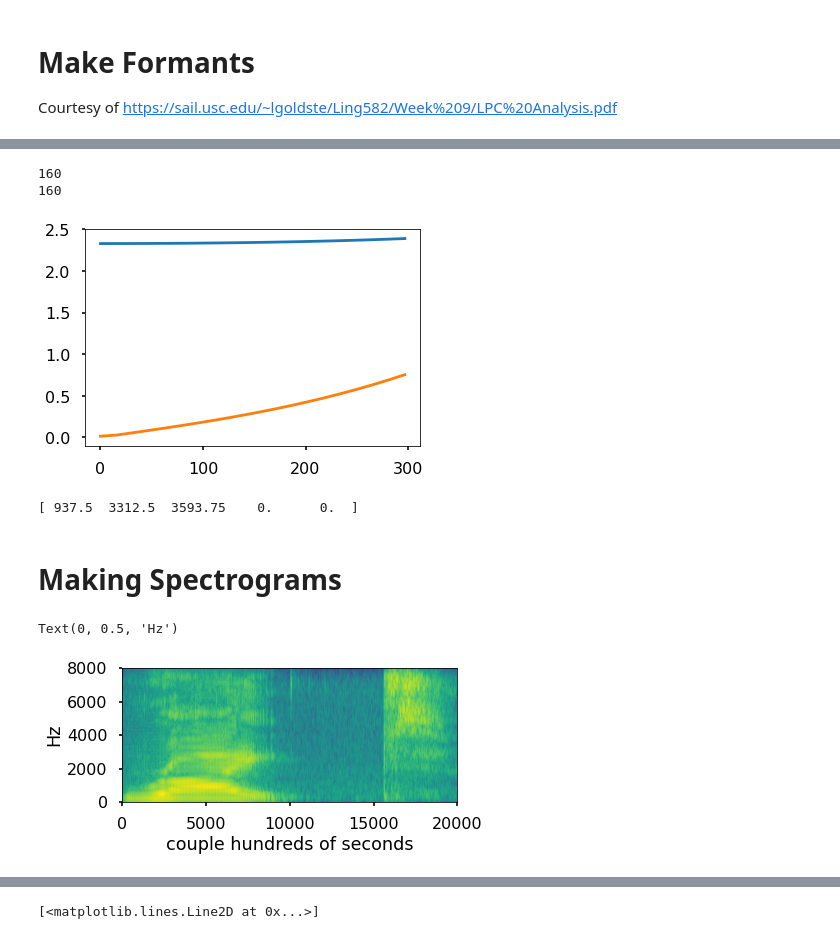
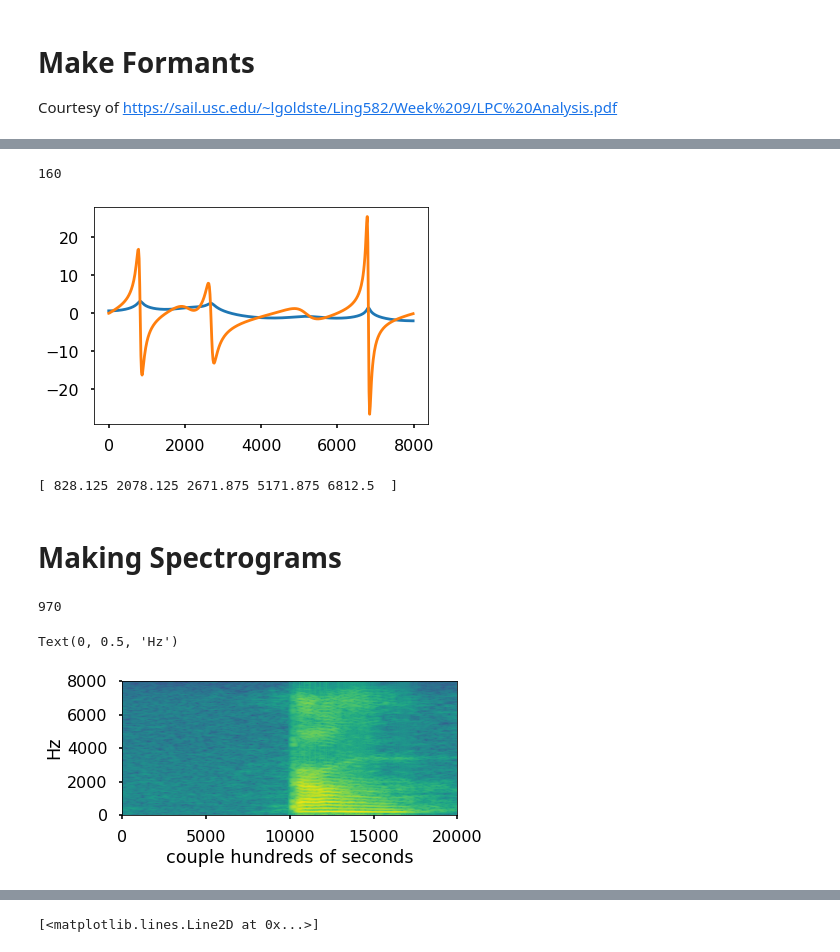
Before and after one commit to Calculasians/Praat, a Jupyter notebook: Spectrogram Level Activities.ipynb, the cells around one changed output, grey strips where cells are left out. Saved outputs shown, nothing was run; the diff lists cells and outputs as text; code cells hidden in the pictures.

Commit message:
voicing + formants

```diff
--- a/Spectrogram Level Activities.ipynb
+++ b/Spectrogram Level Activities.ipynb
@@ -178,7 +187,7 @@ def formants(lpc_history, lpcf):
     crosses_between_range_history = []
 
     for i in range(len(lpc_history)):
-        crosses_between_range = [False]*len(lpc_history[i]) # range set is [-4,4]
+        crosses_between_range = [False]*len(lpc_history[i])
 
         dx = np.gradient(lpc_history[i])*100
         for j in range(len(dx)):
@@ -192,11 +201,14 @@ def formants(lpc_history, lpcf):
                 prev_dx = dx[j-1]
                 next_dx = dx[j+1]
 
+            # range set is [min_range,max_range]
+            min_range = -6
+            max_range = 6
             crosses_between_range[j] = (prev_dx > next_dx) and \
-                                   (((prev_dx < 4 and prev_dx > -4) and (next_dx < 4 and next_dx > -4)) or \
-                                    ((prev_dx > 4) and (next_dx < 4 and next_dx > -4)) or \
-                                    ((prev_dx < 4 and prev_dx > -4) and (next_dx < -4)) or \
-                                    ((prev_dx > 4) and (next_dx < -4)))
+                                   (((prev_dx < max_range and prev_dx > min_range) and (next_dx < max_range and next_dx > min_range)) or \
+                                    ((prev_dx > max_range) and (next_dx < max_range and next_dx > min_range)) or \
+                                    ((prev_dx < max_range and prev_dx > min_range) and (next_dx < min_range)) or \
+                                    ((prev_dx > max_range) and (next_dx < min_range)))
 
         crosses_between_range_history.append(crosses_between_range)
 
@@ -214,6 +226,7 @@ def formants(lpc_history, lpcf):
                 formants.append(lpcf[int(np.median([start, stop]))]*sample_rate/(2*np.pi))
 
         formants = np.array(formants)
+        formants = formants[formants >= 200] # formant values shouldn't be less than 200
         if (len(formants) < 5):
             formants = np.concatenate([formants, np.array([0]*(5-len(formants)))])
         elif (len(formants) > 5):
@@ -239,5 +267,5 @@ def normalize(spectrogram):
 # %%
-curr_wav = wav_samples[14]
+curr_wav = wav_samples[2]
 curr_wav = read(curr_wav)[1]
-acoef_history, lpc_history, lpcf, lpc_diagram, wgdf_history, wgdf_diagram = lpc(pre_emphasize(curr_wav, 0.98), window_size=400, M=12, num_fft_points=256, pad=True)
+acoef_history, lpc_history, lpcf, lpc_diagram = lpc(pre_emphasize(curr_wav, 0.98), window_size=480, M=14, num_fft_points=256, pad=False, use_wgdf=False)
 crosses_between_range_history, formant_history = formants(lpc_history, lpcf)
@@ -258,10 +286,10 @@ nrows = 20
 ncols = 4
 figure, ax = plt.subplots(nrows, ncols, figsize=(15, 55))
 
-for i in tqdm(range(nrows), desc="Obtaining Formants..."):
+for i in tqdm(range(nrows), desc="Obtaining LPC Spectrograms..."):
     for j in range(ncols):
         curr_wav = wav_samples[ncols*i+j]
         curr_wav = read(curr_wav)[1]
-        acoef_history, lpc_history, lpcf, lpc_diagram, wgdf_history, wgdf_diagram = lpc(pre_emphasize(curr_wav, 0.98), window_size=400, M=12, num_fft_points=256, pad=True)
+        acoef_history, lpc_history, lpcf, lpc_diagram = lpc(pre_emphasize(curr_wav, 0.98), window_size=480, M=14, num_fft_points=256, pad=True)
         ax[i,j].imshow(lpc_diagram, extent=[0, 20000, 0, 8000])
 # %% [output]
@@ -268,0 +297,13 @@ for i in tqdm(range(nrows), desc="Obtaining Formants..."):
+# %%
+nrows = 20
+ncols = 4
+figure, ax = plt.subplots(nrows, ncols, figsize=(15, 55))
+
+for i in tqdm(range(nrows), desc="Obtaining Formants..."):
+    for j in range(ncols):
+        curr_wav = wav_samples[ncols*i+j]
+        curr_wav = read(curr_wav)[1]
+        acoef_history, lpc_history, lpcf, lpc_diagram = lpc(pre_emphasize(curr_wav, 0.98), window_size=480, M=14, num_fft_points=256, pad=True)
+        crosses_between_range_history, formant_history = formants(lpc_history, lpcf)
+        for k in range(0,3):
+            ax[i,j].plot(formant_history[k])
@@ -269,20 +312,17 @@ for i in tqdm(range(nrows), desc="Obtaining Formants..."):
 # %%
 print(len(lpc_history))
 print(len(wgdf_history))
 sample = 100
 x = lpc_history[sample]
 wgdf = wgdf_history[sample]
-plt.plot(lpcf[0:20]*sample_rate/(2*np.pi), x[0:20])
-plt.plot(lpcf[0:20]*sample_rate/(2*np.pi), (np.gradient(x)*100)[0:20])
-# plt.plot(lpcf[::4]*sample_rate/(2*np.pi), wgdf)
-# plt.plot(lpcf[::4]*sample_rate/(2*np.pi), np.gradient(wgdf)*100)
+plt.plot(lpcf*sample_rate/(2*np.pi), x)
+plt.plot(lpcf*sample_rate/(2*np.pi), (np.gradient(x)*100))
 plt.show()
 print(formant_history.T[sample])
 # %% [output]
 160
-160
-[figure, old version]
+[figure, new version]
-[ 937.5  3312.5  3593.75    0.      0.  ]
+[ 828.125 2078.125 2671.875 5171.875 6812.5  ]
 # %% [markdown]
 # Making Spectrograms
 # %%
@@ -314,7 +406,12 @@ spectrums = list(map(list, zip(*spectrums)))[::-1]
+# %%
+len(spectrogram[0])
+# %% [output]
+970
 # %%
-plt.imshow(spectrums, extent=[0, 20000, 0, 8000])
+spectrogram = get_spectrogram(curr_wav, band='narrowband')
+plt.imshow(spectrogram, extent=[0, 20000, 0, 8000])
 plt.xlabel("couple hundreds of seconds")
 plt.ylabel("Hz")
 # %% [output]
 Text(0, 0.5, 'Hz')
-[figure, old version]
+[figure, new version]
```
Also changed, not shown: parts of 13 cells of this notebook.
